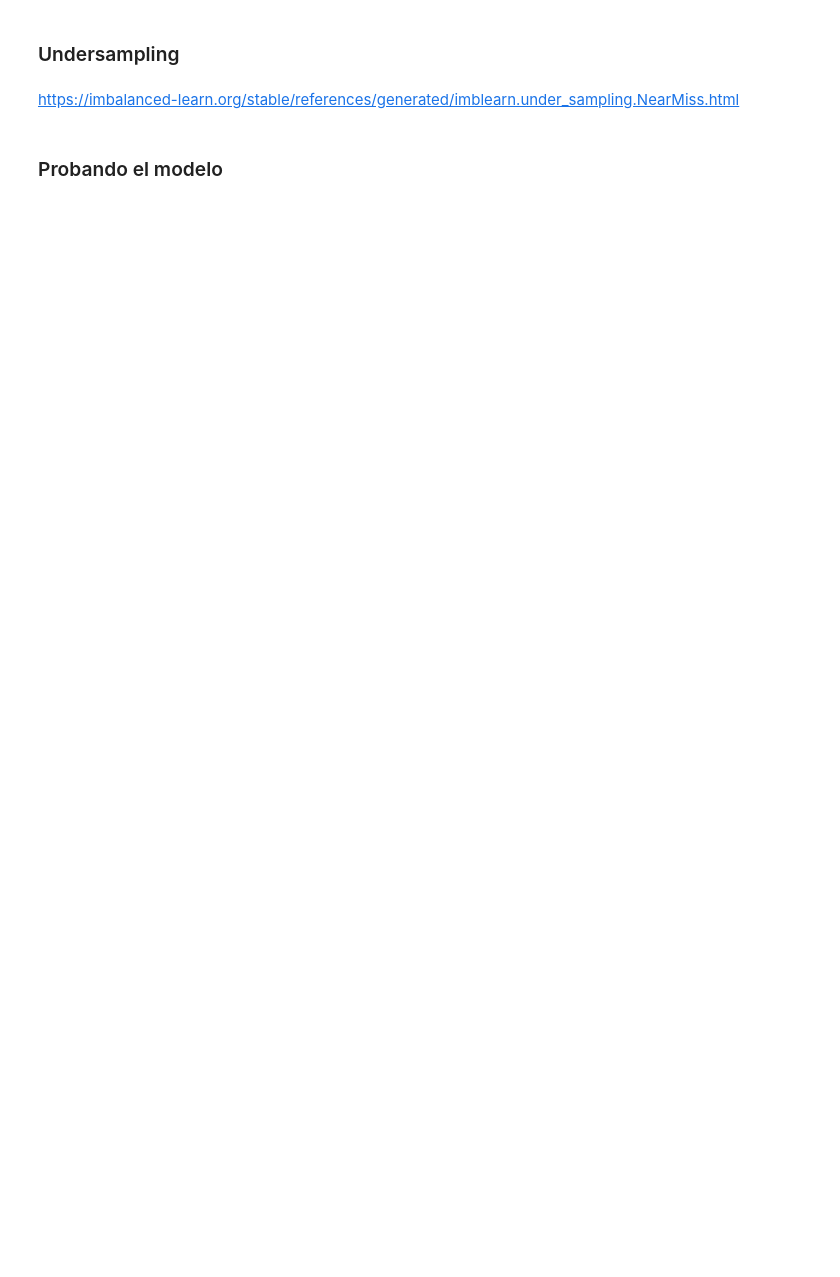
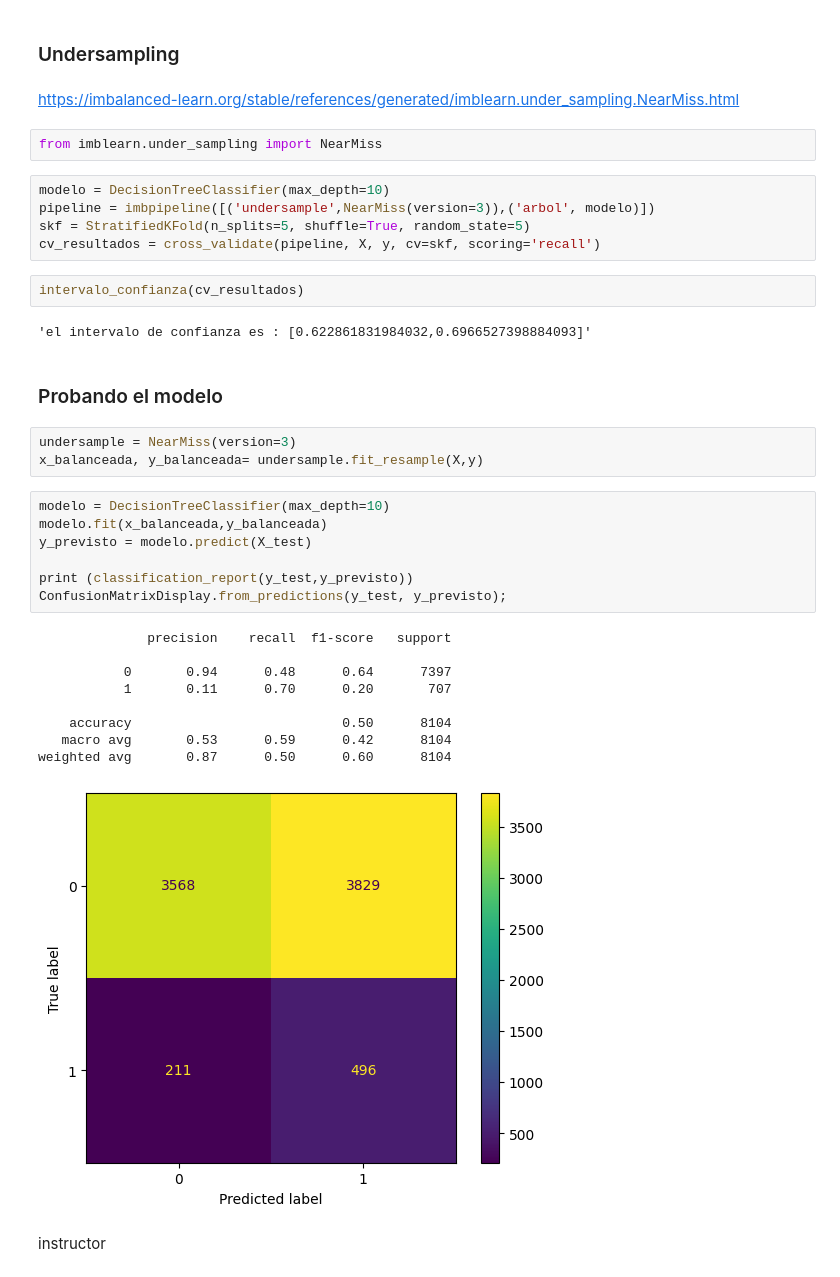
Before and after one commit to yuri19762008/001_ORACLE, a Jupyter notebook: 018_MACHINE_LEARNING/Clasificacion_validacion_y_metricas.ipynb, the cells around one changed output. Drawn from its saved outputs; the diff is of its cells as text; blank space fills up the shorter version.

```diff
--- a/018_MACHINE_LEARNING/Clasificacion_validacion_y_metricas.ipynb
+++ b/018_MACHINE_LEARNING/Clasificacion_validacion_y_metricas.ipynb
@@ -268,5 +318,38 @@ https://imbalanced-learn.org/stable/references/generated/imblearn.over_sampling.
 ### Undersampling
 # %% [markdown]
 https://imbalanced-learn.org/stable/references/generated/imblearn.under_sampling.NearMiss.html
+# %%
+from imblearn.under_sampling import NearMiss
+# %%
+modelo = DecisionTreeClassifier(max_depth=10)
+pipeline = imbpipeline([('undersample',NearMiss(version=3)),('arbol', modelo)])
+skf = StratifiedKFold(n_splits=5, shuffle=True, random_state=5)
+cv_resultados = cross_validate(pipeline, X, y, cv=skf, scoring='recall')
+# %%
+intervalo_confianza(cv_resultados)
+# %% [output]
+'el intervalo de confianza es : [0.622861831984032,0.6966527398884093]'
 # %% [markdown]
 ### Probando el modelo
+# %%
+undersample = NearMiss(version=3)
+x_balanceada, y_balanceada= undersample.fit_resample(X,y)
+# %%
+modelo = DecisionTreeClassifier(max_depth=10)
+modelo.fit(x_balanceada,y_balanceada)
+y_previsto = modelo.predict(X_test)
+
+print (classification_report(y_test,y_previsto))
+ConfusionMatrixDisplay.from_predictions(y_test, y_previsto);
+# %% [output]
+              precision    recall  f1-score   support
+
+           0       0.94      0.48      0.64      7397
+           1       0.11      0.70      0.20       707
+
+    accuracy                           0.50      8104
+   macro avg       0.53      0.59      0.42      8104
+weighted avg       0.87      0.50      0.60      8104
+[figure, added]
+# %% [markdown]
+instructor
```
Also changed, not shown: parts of 30 cells of this notebook, 2 other files.
